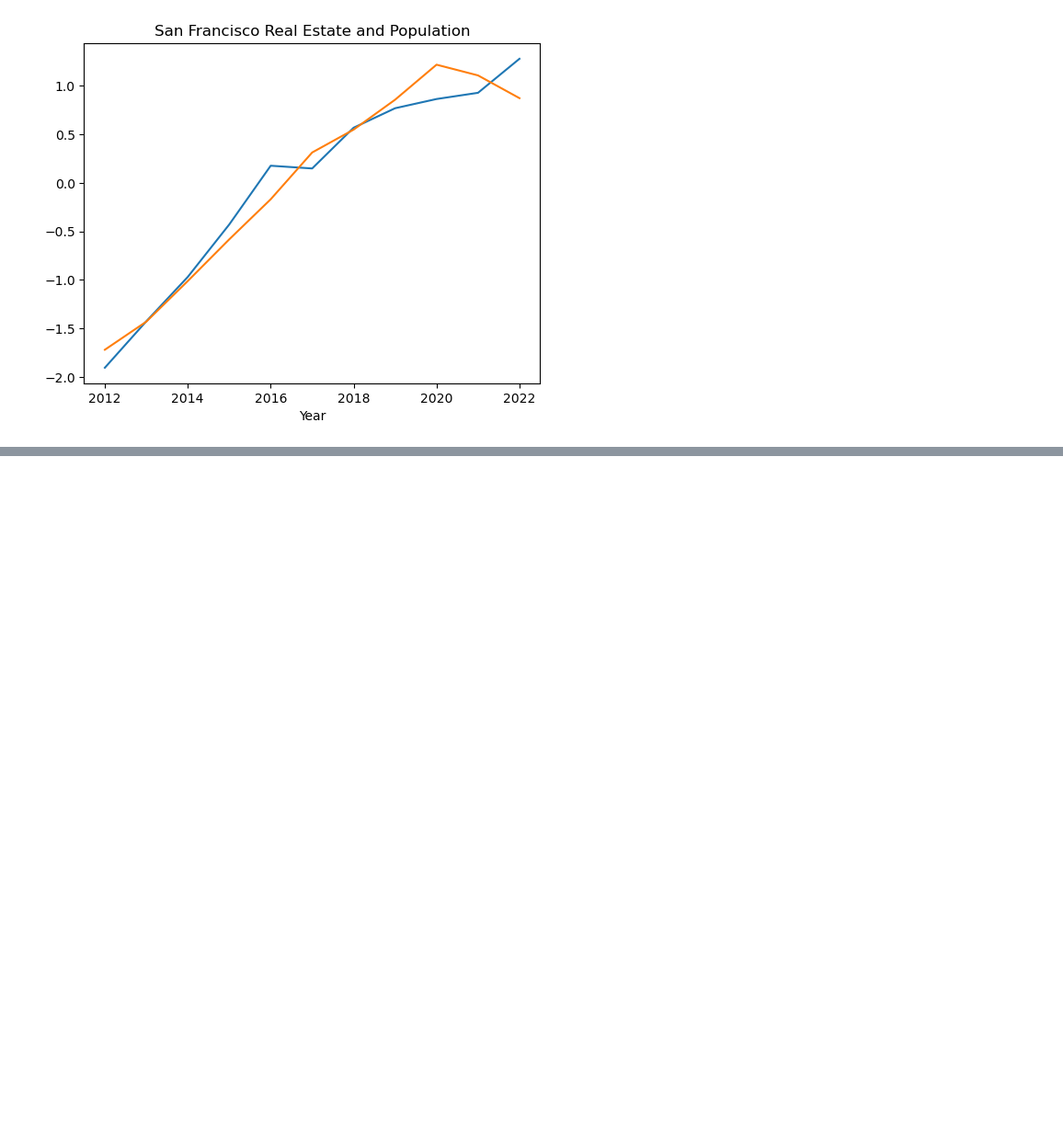
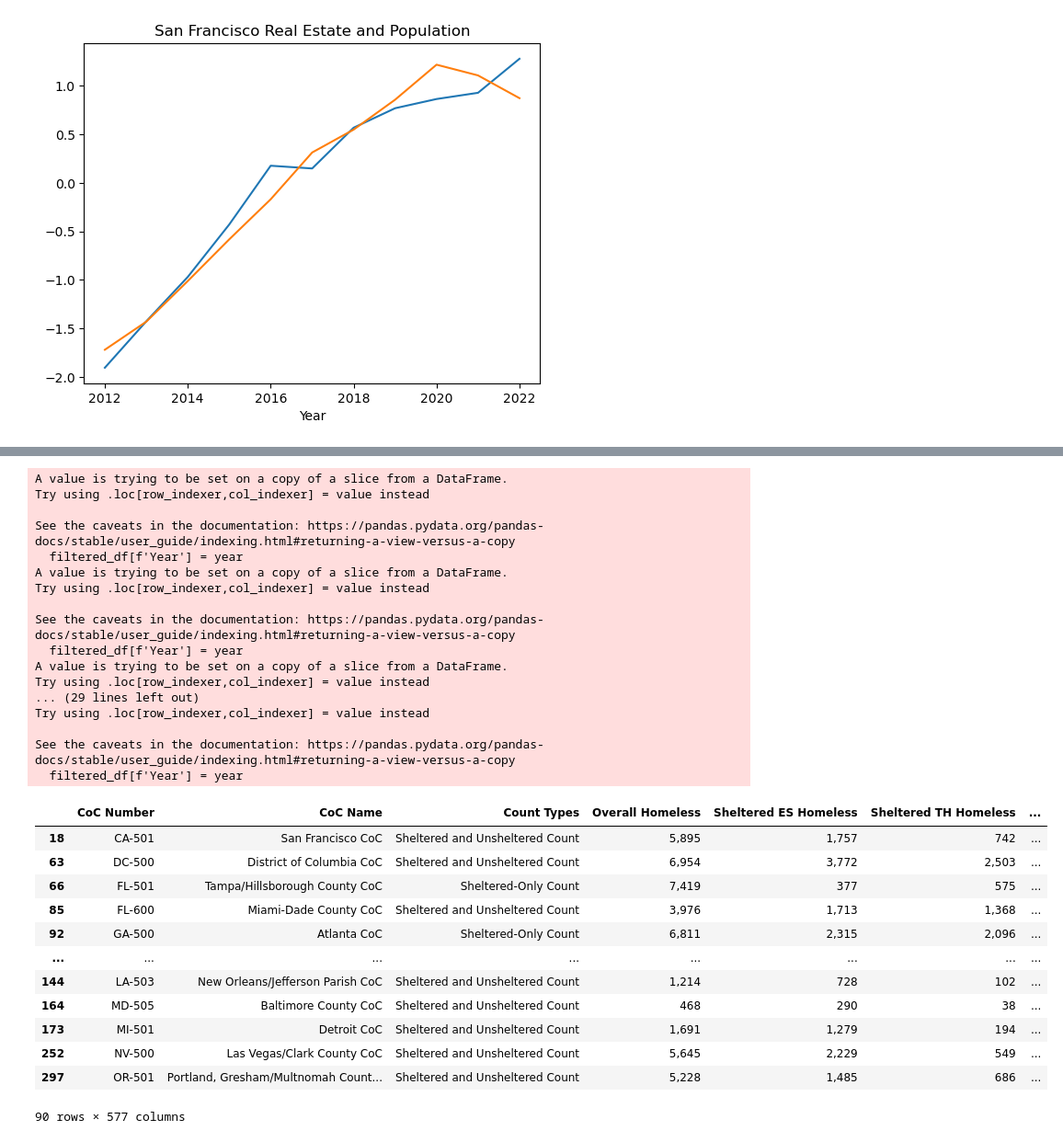
Before and after one commit to MWatkins87/Class_Project_Group_5, a Jupyter notebook: michael_sheridan.ipynb, the cells around one changed output, grey strips where cells are left out. Shown at 92% size. Drawn from its saved outputs; the diff is of its cells as text; code cells hidden in the pictures; blank space fills up the shorter version.

```diff
--- a/michael_sheridan.ipynb
+++ b/michael_sheridan.ipynb
@@ -427,0 +446,44 @@ for city in cities:
+# %%
+years = [2012, 2013, 2014, 2015, 2016, 2017, 2019, 2021,2022]
+coc_name = ["San Francisco CoC", "Tampa/Hillsborough County CoC", "Miami-Dade County CoC", "Atlanta CoC","New Orleans/Jefferson Parish CoC", "Baltimore County CoC", "Detroit CoC", "Portland, Gresham/Multnomah County CoC", "Las Vegas/Clark County CoC", "District of Columbia CoC"]
+filtered_dataframes =[]
+for year in years:
+    path = "./Michaels_CSVs/" + str(year) + ".csv"
+    year_df =pd.read_csv(path)
+    filtered_df = year_df[year_df['CoC Name'].isin(coc_name)]
+    filtered_df[f'Year'] = year
+    filtered_dataframes.append(filtered_df)
+homeless_data_df=pd.concat(filtered_dataframes)
+
+homeless_data_df
+# %% [output]
+A value is trying to be set on a copy of a slice from a DataFrame.
+Try using .loc[row_indexer,col_indexer] = value instead
+
+See the caveats in the documentation: https://pandas.pydata.org/pandas-docs/stable/user_guide/indexing.html#returning-a-view-versus-a-copy
+  filtered_df[f'Year'] = year
+A value is trying to be set on a copy of a slice from a DataFrame.
+Try using .loc[row_indexer,col_indexer] = value instead
+
+See the caveats in the documentation: https://pandas.pydata.org/pandas-docs/stable/user_guide/indexing.html#returning-a-view-versus-a-copy
+  filtered_df[f'Year'] = year
+A value is trying to be set on a copy of a slice from a DataFrame.
+Try using .loc[row_indexer,col_indexer] = value instead
+... (29 lines left out)
+Try using .loc[row_indexer,col_indexer] = value instead
+
+See the caveats in the documentation: https://pandas.pydata.org/pandas-docs/stable/user_guide/indexing.html#returning-a-view-versus-a-copy
+  filtered_df[f'Year'] = year
+|  | CoC Number | CoC Name | Count Types | Overall Homeless | Sheltered ES Homeless | Sheltered TH Homeless | ... |
+| 18 | CA-501 | San Francisco CoC | Sheltered and Unsheltered Count | 5,895 | 1,757 | 742 | ... |
+| 63 | DC-500 | District of Columbia CoC | Sheltered and Unsheltered Count | 6,954 | 3,772 | 2,503 | ... |
+| 66 | FL-501 | Tampa/Hillsborough County CoC | Sheltered-Only Count | 7,419 | 377 | 575 | ... |
+| 85 | FL-600 | Miami-Dade County CoC | Sheltered and Unsheltered Count | 3,976 | 1,713 | 1,368 | ... |
+| 92 | GA-500 | Atlanta CoC | Sheltered-Only Count | 6,811 | 2,315 | 2,096 | ... |
+| ... | ... | ... | ... | ... | ... | ... | ... |
+| 144 | LA-503 | New Orleans/Jefferson Parish CoC | Sheltered and Unsheltered Count | 1,214 | 728 | 102 | ... |
+| 164 | MD-505 | Baltimore County CoC | Sheltered and Unsheltered Count | 468 | 290 | 38 | ... |
+| 173 | MI-501 | Detroit CoC | Sheltered and Unsheltered Count | 1,691 | 1,279 | 194 | ... |
+| 252 | NV-500 | Las Vegas/Clark County CoC | Sheltered and Unsheltered Count | 5,645 | 2,229 | 549 | ... |
+| 297 | OR-501 | Portland, Gresham/Multnomah Count... | Sheltered and Unsheltered Count | 5,228 | 1,485 | 686 | ... |
+90 rows × 577 columns
```
Also changed, not shown: parts of 5 cells of this notebook.
